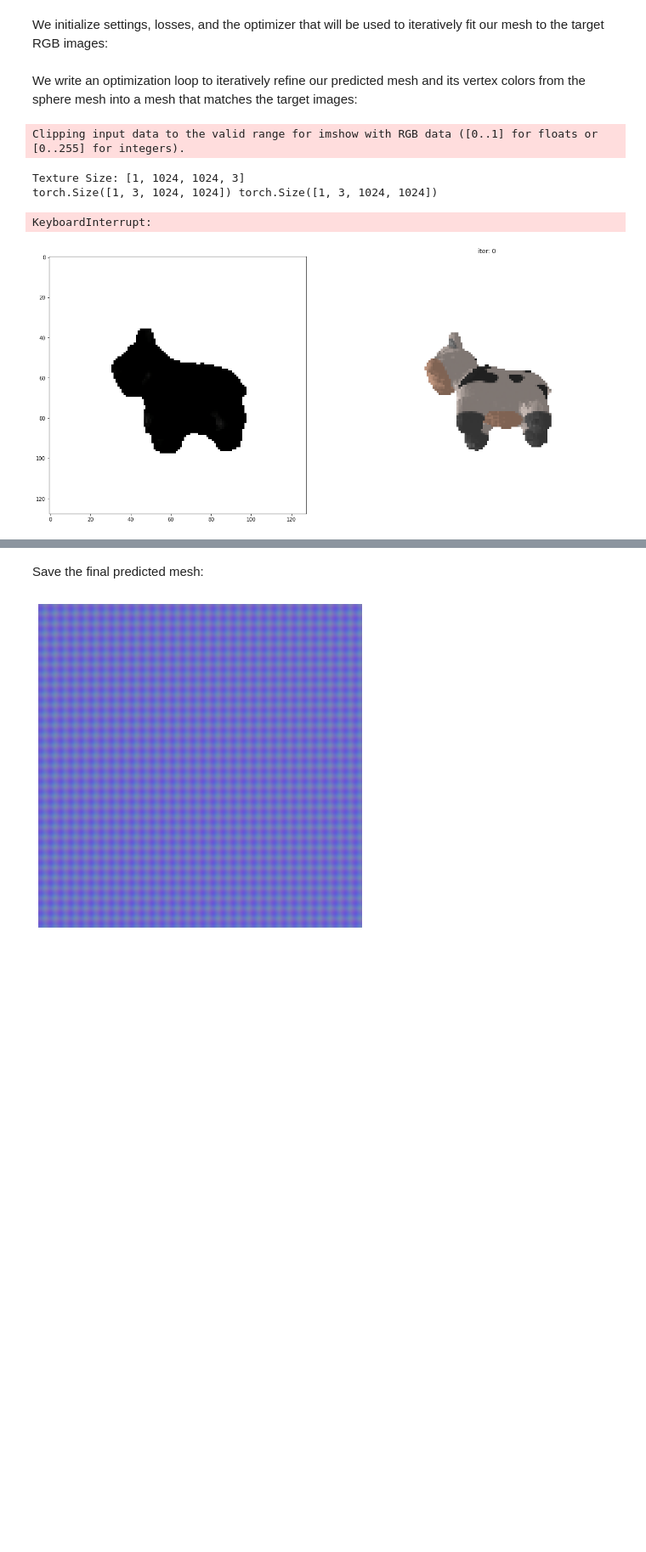
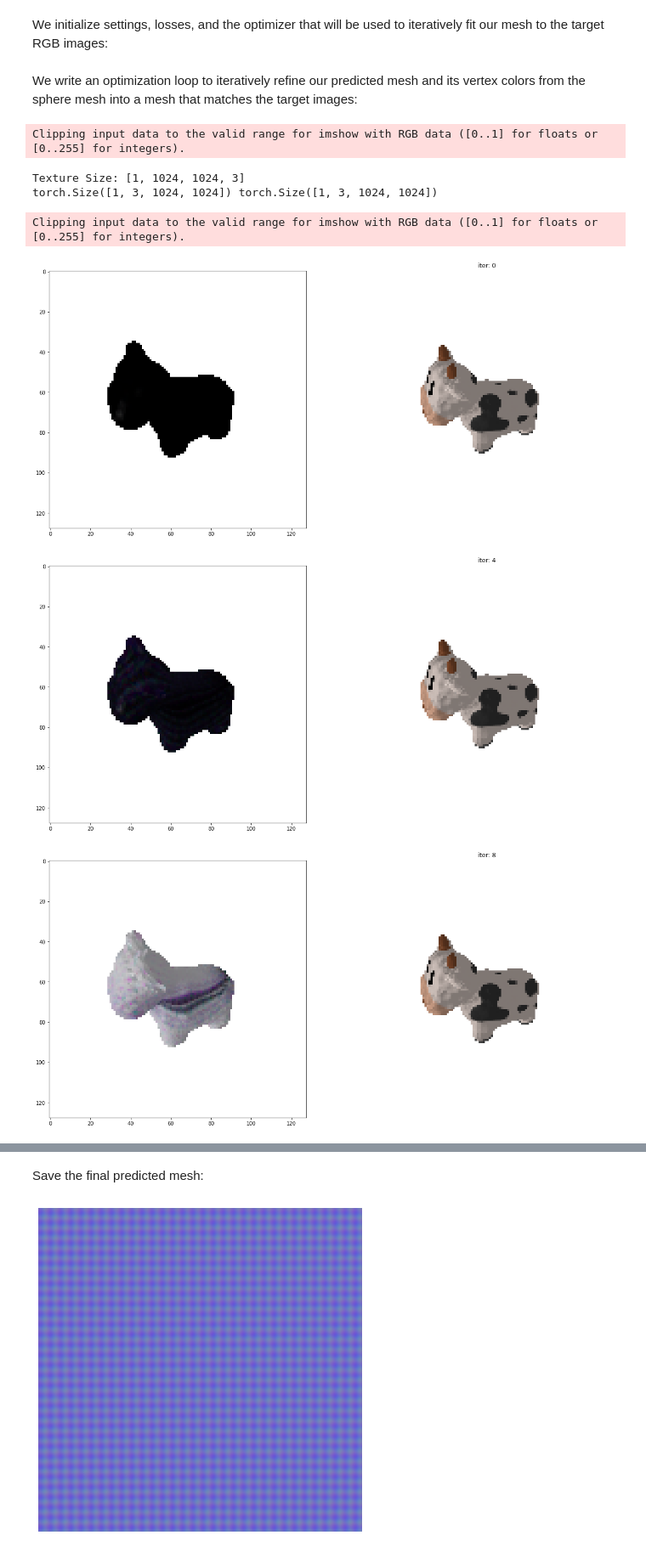
Before and after one commit to theycallmepeter/pytorch3d_PBR, a Jupyter notebook: docs/tutorials/fit_textured_mesh.ipynb, the cells around one changed output, grey strips where cells are left out. Shown at 85% size. Saved outputs shown, nothing was run; the diff lists cells and outputs as text; code cells hidden in the pictures; blank space fills up the shorter version.

Commit message:
working version of full estimation, one model only, no parameter tuning

```diff
--- a/docs/tutorials/fit_textured_mesh.ipynb
+++ b/docs/tutorials/fit_textured_mesh.ipynb
@@ -544,7 +408,7 @@ plt.imshow(random_target.cpu().numpy()[0])
 [figure]
 # %%
 # the number of different viewpoints from which we want to render the mesh.
-num_views = 10
+num_views = 20
 batch_views = 1
 imsize = 128
 # Get a batch of viewing angles.
@@ -552,6 +416,9 @@ elev = np.random.permutation(torch.linspace(0, 360, num_views))
 azim = np.random.permutation(torch.linspace(-180, 180, num_views))
 # elev = np.array([45, 45, 225, 225])
 # azim = np.array([-45, 135, -45, 135])
+
+def train_test_split(list):
+    return list[:len(list)//2], list[len(list)//2:]
 
 # Place a point light in front of the object. As mentioned above, the front of
 # the cow is facing the -z direction.
@@ -631,6 +498,11 @@ for i in range(num_views // batch_views):
     target_rgb.extend(target_rgb_batch)
     target_cameras.extend(target_cameras_batch)
 
+
+# 50/50 split of views for train/test
+target_rgb, test_rgb = train_test_split(target_rgb)
+target_cameras, test_cameras = train_test_split(target_cameras)
+
 random_target = renderer(mesh, cameras=camera, lights=lights)[...,:3]
 print(len(target_rgb), len(target_cameras))
 # %% [output]
@@ -908,7 +763,7 @@ for i in loop:
     # Compute the average silhouette loss over two random views, as the average
     # squared L2 distance between the predicted silhouette and the target
     # silhouette from our dataset
-    for j in np.random.permutation(num_views).tolist()[:num_views_per_iteration]:
+    for j in np.random.permutation(len(target_cameras)).tolist()[:num_views_per_iteration]:
         images_predicted = renderer_silhouette(new_src_mesh, cameras=target_cameras[j], lights=lights)
         predicted_silhouette = images_predicted[..., 3]
         loss_silhouette = ((predicted_silhouette - target_silhouette[j].to(device)) ** 2).mean()
@@ -1446,8 +1163,8 @@ map_losses = {
         #   "laplacian": {"weight": 1.0, "values": []},
           # "style": {"weight": 1.0, "values": []},
           # "adversarial": {"weight": 0.01, "values": []},
-          "smoothness":{"weight":0.01, "values": []},
-          "normal_smoothness":{"weight":0.01, "values": []}
+          "smoothness":{"weight":0.1, "values": []},
+          "normal_smoothness":{"weight":0.1, "values": []}
          }
 losses_gan = {
           "generator": {"weight": 1.0, "values": []},
@@ -1740,7 +1507,7 @@ import torch.utils.data
 # Number of views to optimize over in each SGD iteration
 num_views_per_iteration = min(2, num_views)
 # Number of optimization steps
-Niter = 2500
+Niter = 20
 # Plot period for the losses
 plot_period = Niter // 5
 
@@ -1842,9 +1609,13 @@ maps_src_mesh.normalmaps = TexturesUV(normal_map_flat, faces_uvs=faces_uvs, vert
 cos_similarity = torch.nn.CosineSimilarity(dim=3)
 
 
+# period to evaluate mesh against test views with normal rasterization
+eval_period = 20
+mse_iters = []
+
 for i in loop:
-    transform_range_horizontal = 4/sphere_verts_rgb.shape[2]
-    transform_range_vertical = 4/sphere_verts_rgb.shape[3]
+    transform_range_horizontal = 5/sphere_verts_rgb.shape[2]
+    transform_range_vertical = 5/sphere_verts_rgb.shape[3]
     transform = RandomAffine(0, translate=(transform_range_horizontal,transform_range_vertical))
     # Initialize optimizer
     optimizerG.zero_grad()
@@ -1859,6 +1630,7 @@ for i in loop:
     sphere_verts_rgb, normal_map_base = netG(random_vector)
     maps_src_mesh.textures = TexturesUV(sphere_verts_rgb.permute(0,2,3,1), faces_uvs=faces_uvs, verts_uvs=uv_map)
     new_normal_map = normal_map_base.permute(0,2,3,1) * 0.25 + normal_map_flat
+    # new_normal_map = normal_map_flat
     maps_src_mesh.normalmaps = TexturesUV(new_normal_map, faces_uvs=faces_uvs, verts_uvs=uv_map)
 
     # Losses to smooth /regularize the mesh shape
@@ -1872,7 +1644,7 @@ for i in loop:
     rendered_rgb = []
 
     # Getting examples from renderer as the Generator
-    random_views = np.random.permutation(num_views).tolist()[:num_views_per_iteration]
+    random_views = np.random.permutation(len(target_cameras)).tolist()[:num_views_per_iteration]
     for j in random_views:
         images_predicted = renderer_textured(maps_src_mesh, cameras=target_cameras[j], lights=lights)
 
@@ -1897,8 +1669,8 @@ for i in loop:
         #     style_score += sl.loss
 
         # Shifted image to get the image to be smoother/gradient between pixels to be smoother
-        smoothness = ((sphere_verts_rgb - transform(sphere_verts_rgb.permute(0,3,1,2)).permute(0,2,3,1))**2).mean()
-        normal_smoothness = torch.abs(cos_similarity(maps_src_mesh.normalmaps.maps_padded(), transform(maps_src_mesh.normalmaps.maps_padded().permute(0,3,1,2)).permute(0,2,3,1)).mean())
+        smoothness = ((sphere_verts_rgb - transform(sphere_verts_rgb))**2).mean()
+        normal_smoothness = torch.abs(cos_similarity(maps_src_mesh.normalmaps.maps_padded(), transform(maps_src_mesh.normalmaps.maps_padded())).mean())
         # print(normal_smoothness)
 
         map_loss["rgb"] += loss_rgb / num_views_per_iteration
@@ -1962,32 +1734,37 @@ for i in loop:
     for k, l in map_loss.items():
         map_sum_loss += l * map_losses[k]["weight"]
         map_losses[k]["values"].append(float(l.detach().cpu()))
     loop.set_description("total_loss = %.6f" % map_sum_loss)
 
 
     # for k, l in loss_gan.items():
         # losses_gan[k]["values"].append(float(l.detach().cpu()))
     # Print the losses
 
     # Plot mesh
     if i % plot_period == 0:
         visualize_prediction(maps_src_mesh, renderer=renderer_textured, title="iter: %d" % i, silhouette=False)
         # maps.append(sphere_verts_rgb.detach().cpu())
 
     # Optimization step
     map_sum_loss.backward()
     optimizerG.step()
 
 
+    if i % eval_period == 0:
+        mse_iters.append(evaluate_model(maps_src_mesh))
+
     # Train Discriminator
     # I want to make a generator that will create patches from the texture and warp them somehow to simulate them being on a surface. I'm thinking of some gradient mask too so that we don't learn from empty space.
     # The true examples would be patches from the real image (probably also good to make it so that the object makes up at least some proportion of the patch for it to be accepted)
 
     # Train Texture/Generator
     # Here I want to use the discriminator to learn the texture better to try and fool it with the renderer serving as generator and the texture being the parameters we are tweaking/learning.
 # %% [output]
 Clipping input data to the valid range for imshow with RGB data ([0..1] for floats or [0..255] for integers).
 Texture Size: [1, 1024, 1024, 3]
 torch.Size([1, 3, 1024, 1024]) torch.Size([1, 3, 1024, 1024])
-KeyboardInterrupt:
+Clipping input data to the valid range for imshow with RGB data ([0..1] for floats or [0..255] for integers).
-[figure, old version]
+[figure, new version]
+[figure, added]
+[figure, added]
```
Also changed, not shown: parts of 20 cells of this notebook.
